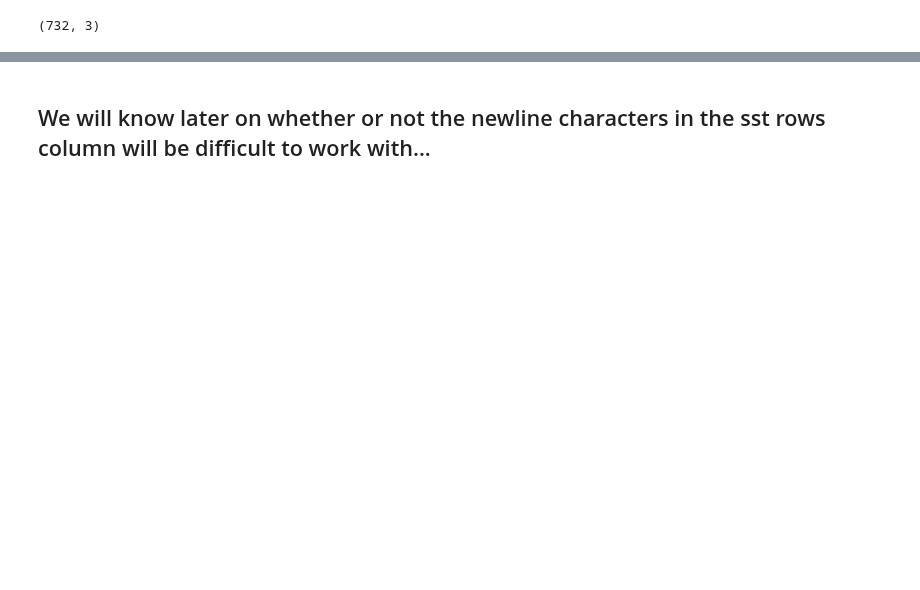
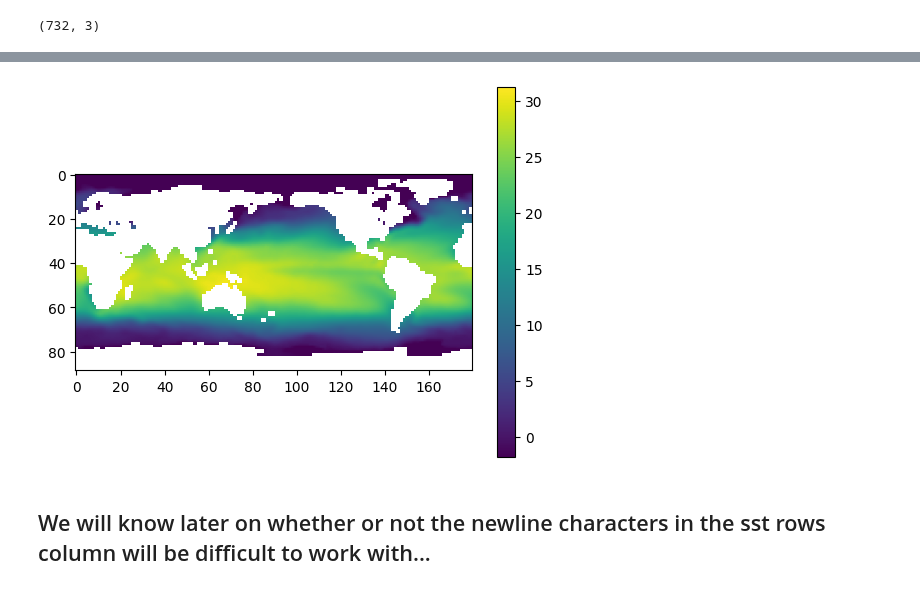
Before and after one commit to hwalters361/ML_rain_prediction, a Jupyter notebook: Introduction.ipynb, the cells around one changed output, grey strips where cells are left out. Cells and saved outputs as stored; diff of their text form; code cells hidden in the pictures; blank space fills up the shorter version.

```diff
--- a/Introduction.ipynb
+++ b/Introduction.ipynb
@@ -449,2 +453,10 @@ x_input.shape
+# %%
+example_sst_period = (x_input.iloc[0]["sst rows"])[0]
+plt.imshow(np.flipud(example_sst_period.reshape(sst_example.shape[-2], example_sst_period.shape[-1])))
+plt.colorbar()
+plt.show()
+# 24 x 89 x 180 into a 1 dimensional vector (w/out NaN)
+# %% [output]
+[figure, added]
 # %% [markdown]
 ## We will know later on whether or not the newline characters in the sst rows column will be difficult to work with...
```
Also changed, not shown: parts of 3 cells of this notebook.
